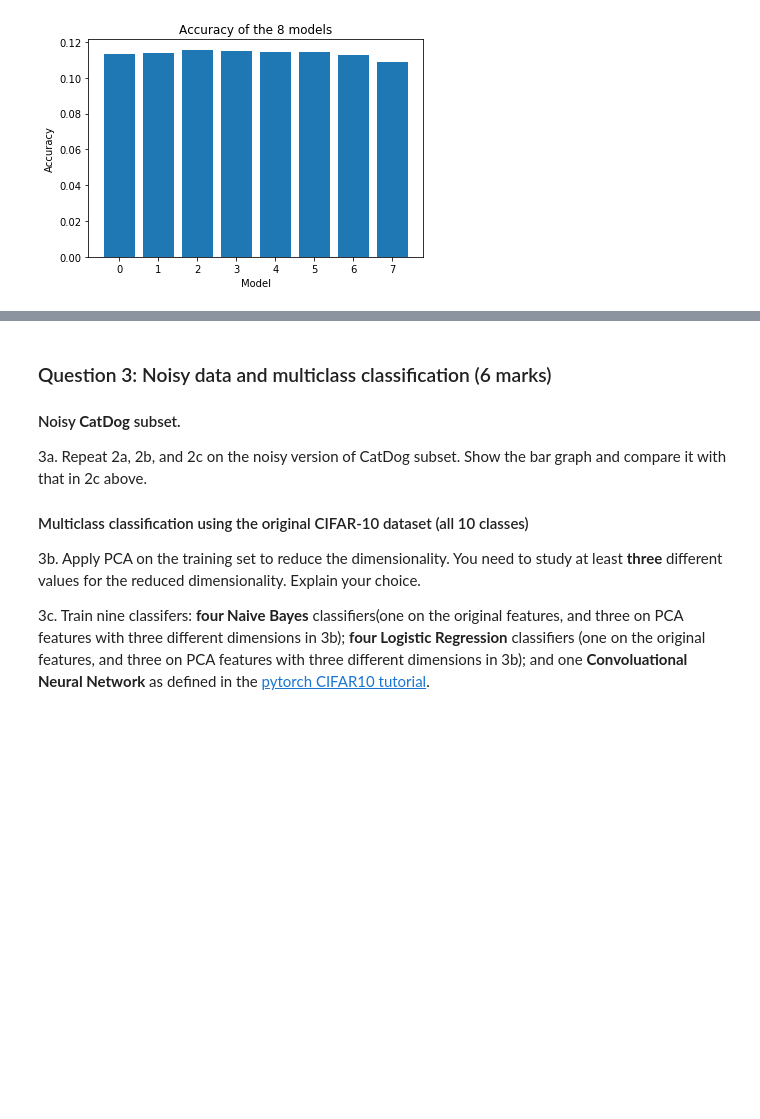
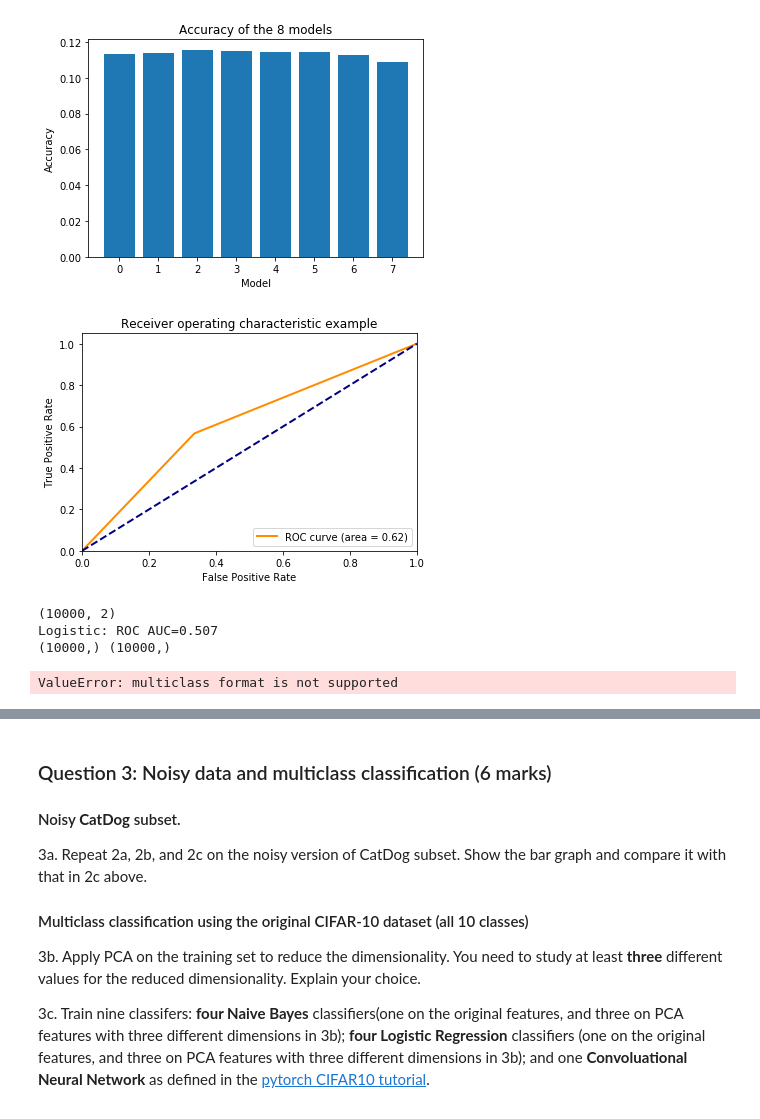
Before and after one commit to Fiyin39/com4509--assignment2, a Jupyter notebook: COM4509-6509_Assignment_2_UCard_XXXXXXXXX(1).ipynb, the cells around one changed output, grey strips where cells are left out. Cells and saved outputs as stored; diff of their text form; code cells hidden in the pictures; blank space fills up the shorter version.

```diff
--- a/COM4509-6509_Assignment_2_UCard_XXXXXXXXX(1).ipynb
+++ b/COM4509-6509_Assignment_2_UCard_XXXXXXXXX(1).ipynb
@@ -321,3 +320,42 @@ plt.title("Accuracy of the 8 models")
 plt.show()
 # %% [output]
 [figure]
+# %%
+from sklearn.preprocessing import label_binarize
+from sklearn.metrics import roc_curve, auc
+y_true = label_binarize(test_labels_nb, classes=[0,1,2,3,4,5,6,7,8,9])
+y_pred = label_binarize(initial_model_labels, classes=[0,1,2,3,4,5,6,7,8,9])
+fpr, tpr, _ = roc_curve(y_true[:, 5], y_pred[:, 5])
+roc_auc = auc(fpr, tpr)
+
+plt.figure()
+lw = 2
+plt.plot(fpr, tpr, color='darkorange',
+         lw=lw, label='ROC curve (area = %0.2f)' % roc_auc)
+plt.plot([0, 1], [0, 1], color='navy', lw=lw, linestyle='--')
+plt.xlim([0.0, 1.0])
+plt.ylim([0.0, 1.05])
+plt.xlabel('False Positive Rate')
+plt.ylabel('True Positive Rate')
+plt.title('Receiver operating characteristic example')
+plt.legend(loc="lower right")
+plt.show()
+# %% [output]
+[figure, added]
+# %%
+from sklearn.metrics import roc_curve, auc
+from sklearn.metrics import roc_auc_score
+lr_probs = model_k0.predict_proba(test_images_pca)
+print(lr_probs.shape)
+lr_probs = lr_probs[:, 1]
+lr_auc = roc_auc_score(y_true, y_pred)
+print('Logistic: ROC AUC=%.3f' % (lr_auc))
+print(test_labels_nb.shape, lr_probs.shape)
+# roc_curve(y_test.ravel(), y_score.ravel())
+lr_fpr, lr_tpr, _ = roc_curve(test_labels_nb.ravel(), initial_model_labels.ravel())
+print(y_true.shape)
+# %% [output]
+(10000, 2)
+Logistic: ROC AUC=0.507
+(10000,) (10000,)
+ValueError: multiclass format is not supported
```
Also changed, not shown: parts of 3 cells of this notebook.
